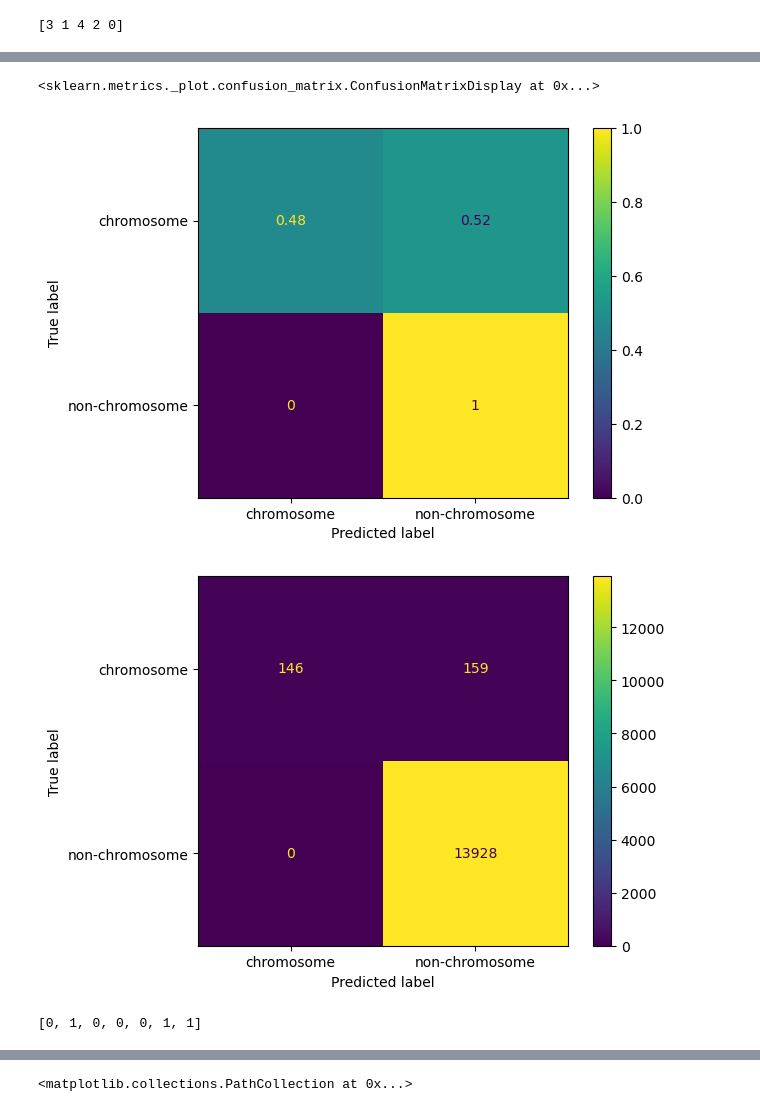
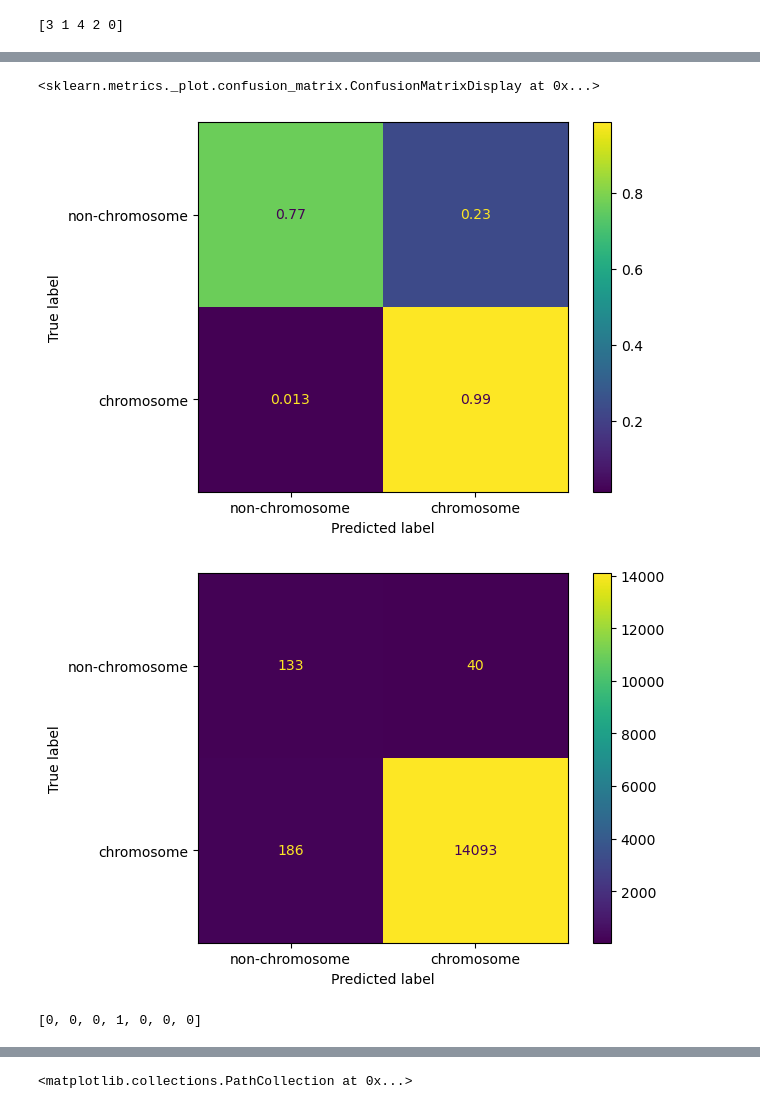
Before and after one commit to pberrt/long-read-block-assembly, a Jupyter notebook: blockassembly/notebook.ipynb, the cells around one changed output, grey strips where cells are left out. Saved outputs shown, nothing was run; the diff lists cells and outputs as text; code cells hidden in the pictures.

```diff
--- a/blockassembly/notebook.ipynb
+++ b/blockassembly/notebook.ipynb
@@ -13,9 +13,14 @@ from sklearn.metrics import confusion_matrix, ConfusionMatrixDisplay
 ref_file = "../input/truth_data/GCA_027944875.1_ASM2794487v1_genomic.truth_genes.json"
 with open(ref_file, 'r') as f:
     ref_data = json.load(f)
-# read_file = "../input/real_data/SRR23044204_1.subset.pandora_gene_calls.json"
-# with open(read_file, 'r') as f:
-#     read_data = json.load(f)
+exp = "new_data"
+if exp == "real_data":
+    read_file = "../input/{}/SRR23044204_1.subset.pandora_gene_calls.json".format(exp)
+elif exp=='new_data':
+    read_file = "../input/{}/SRR23044204_1.pandora_gene_calls.json".format(exp)
+
+with open(read_file, 'r') as f:
+    read_data = json.load(f)
 
 blocks2reads = {}
 for k,g in read_data.items():
@@ -59,7 +64,7 @@ subseq = read_seqs[:]
 prev_unitigs = []
 
 n_clip = 5
-RES_OUTPUT_FOLDER = "../res/ecoli_bcalm/real_data/"
+RES_OUTPUT_FOLDER = "../res/ecoli_bcalm/{}/".format(exp)
 kmin, kmax = 23,23
 k=23
 filename = os.path.join(RES_OUTPUT_FOLDER,"res_unitigs_max_unitigs_reads_clippedTEST_k_{}_{}.pkl".format(kmin,kmax))
@@ -139,2 +148,12 @@ print(len(starts))
+# %%
+if len(starts)==0:
+    best = max(chromosome, key = len)
+    starts=[best,best]
+# %%
+
+if len(starts) ==2:
+    start, end = starts[1],starts[0]
+else:
+    raise ValueError
 # %%
 def add_coordinate(s, mode, coordinates,c, k):
@@ -405,20 +453,20 @@ _ = plt.hist(ratio_total,bins = np.arange(min(ratio_total)-0.05,max(ratio_total)
 # %%
 y_total = np.array(ratio_total)>0.5
 y_ref = np.array(a_l)<1
 cm = confusion_matrix(y_ref,y_total,normalize='true')
-cm_display = ConfusionMatrixDisplay(cm, display_labels=["chromosome", "non-chromosome"])
+cm_display = ConfusionMatrixDisplay(cm, display_labels=[ "non-chromosome","chromosome"])
 cm_display.plot()
 cm = confusion_matrix(y_ref,y_total)
-cm_display = ConfusionMatrixDisplay(cm, display_labels=["chromosome", "non-chromosome"])
+cm_display = ConfusionMatrixDisplay(cm, display_labels=[ "non-chromosome","chromosome"])
 cm_display.plot()
 # %% [output]
 <sklearn.metrics._plot.confusion_matrix.ConfusionMatrixDisplay at 0x...>
-[figure, old version]
+[figure, new version]
-[figure, old version]
+[figure, new version]
 # %%
 [sum(ref_seqs[0].num(canonical=False)==x) for x in [ 1230, -1081,  1324, -1358, -1360,  1380,  1147]]
 # %% [output]
-[0, 1, 0, 0, 0, 1, 1]
+[0, 0, 0, 1, 0, 0, 0]
 # %%
 print(ratio_total[np.argmax(ratio_total)],read_seqs[np.argmax(ratio_total)].num())
 print(ratio_max_block[np.argmax(ratio_max_block)],read_seqs[np.argmax(ratio_max_block)].num())
```
Also changed, not shown: parts of 39 cells of this notebook, 2 other files.
